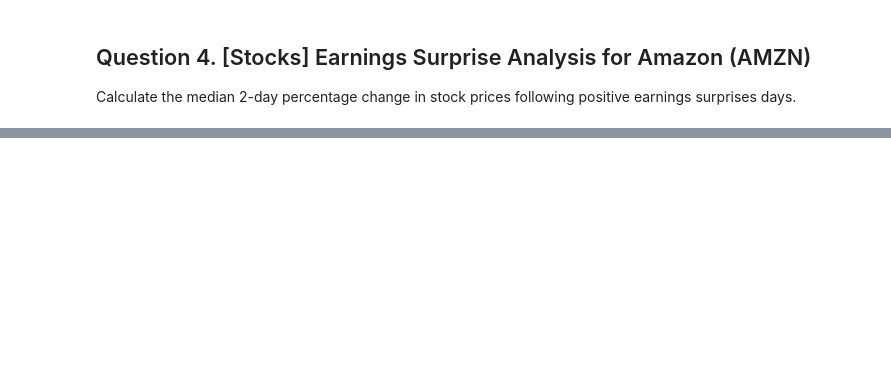
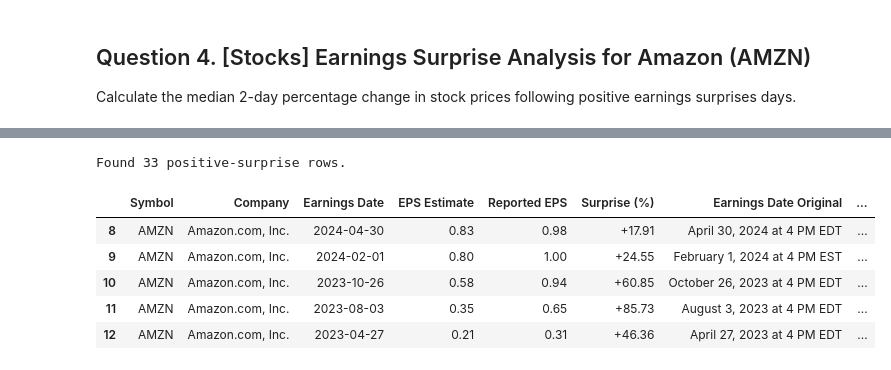
Before and after one commit to zhouliu98714/sma-zoomcamp-2025, a Jupyter notebook: HW1.ipynb, the cells around one changed output, grey strips where cells are left out. Cells and saved outputs as stored; diff of their text form; code cells hidden in the pictures; blank space fills up the shorter version.

```diff
--- a/HW1.ipynb
+++ b/HW1.ipynb
@@ -159,0 +259,24 @@ Calculate the median 2-day percentage change in stock prices following positive
+# %%
+if "Surprise(%)" in earn_df.columns:
+    # Remove any stray % signs and convert to float
+    earn_df["Surprise(%)"] = earn_df["Surprise(%)"].astype(str).str.replace("%", "")
+    earn_df["Surprise(%)"] = pd.to_numeric(earn_df["Surprise(%)"], errors="coerce")
+
+
+# Filter for rows where Reported EPS > EPS Estimate (i.e. positive surprise).
+earn_df["EPS Estimate"] = pd.to_numeric(earn_df["EPS Estimate"], errors="coerce")
+earn_df["Reported EPS"]   = pd.to_numeric(earn_df["Reported EPS"],   errors="coerce")
+
+earn_df["Positive"] = earn_df["Reported EPS"] > earn_df["EPS Estimate"]
+
+positive_df = earn_df[earn_df["Positive"]].copy()
+print(f"\nFound {len(positive_df)} positive‐surprise rows.\n")
+positive_df.head()
+# %% [output]
+Found 33 positive‐surprise rows.
+|  | Symbol | Company | Earnings Date | EPS Estimate | Reported EPS | Surprise (%) | Earnings Date Original | ... |
+| 8 | AMZN | Amazon.com, Inc. | 2024-04-30 | 0.83 | 0.98 | +17.91 | April 30, 2024 at 4 PM EDT | ... |
+| 9 | AMZN | Amazon.com, Inc. | 2024-02-01 | 0.80 | 1.00 | +24.55 | February 1, 2024 at 4 PM EST | ... |
+| 10 | AMZN | Amazon.com, Inc. | 2023-10-26 | 0.58 | 0.94 | +60.85 | October 26, 2023 at 4 PM EDT | ... |
+| 11 | AMZN | Amazon.com, Inc. | 2023-08-03 | 0.35 | 0.65 | +85.73 | August 3, 2023 at 4 PM EDT | ... |
+| 12 | AMZN | Amazon.com, Inc. | 2023-04-27 | 0.21 | 0.31 | +46.36 | April 27, 2023 at 4 PM EDT | ... |
```
Also changed, not shown: parts of 5 cells of this notebook, 2 other files.
